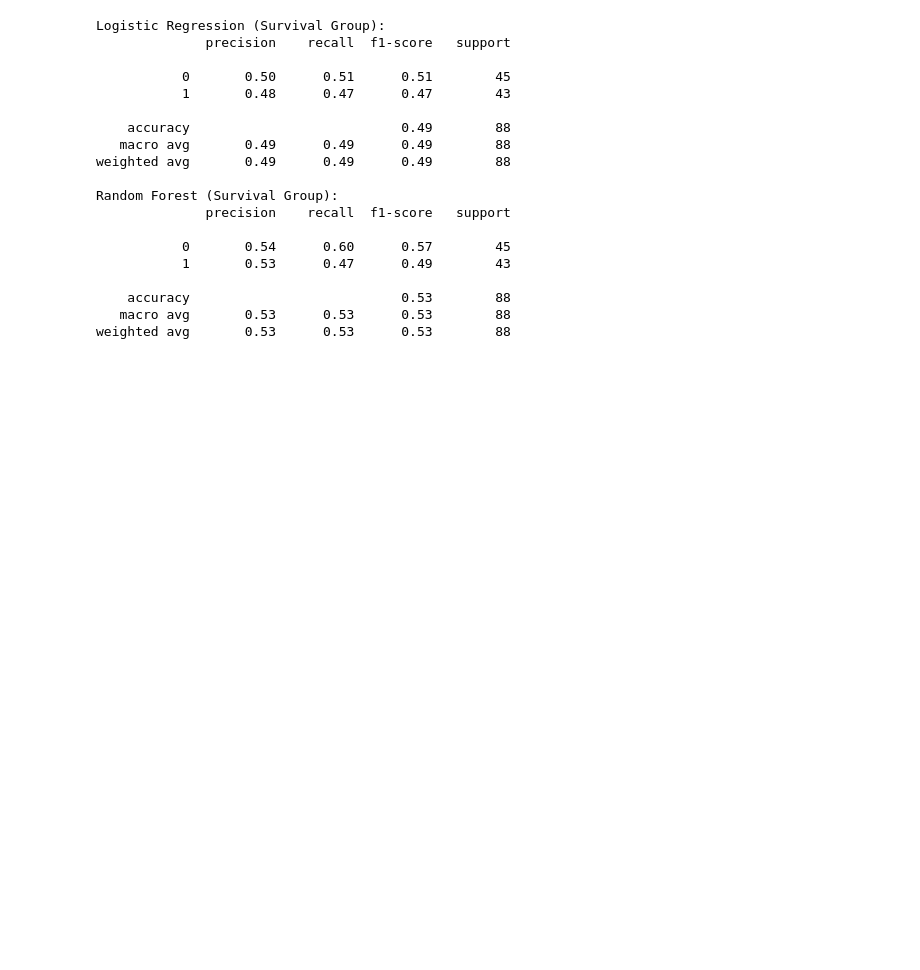
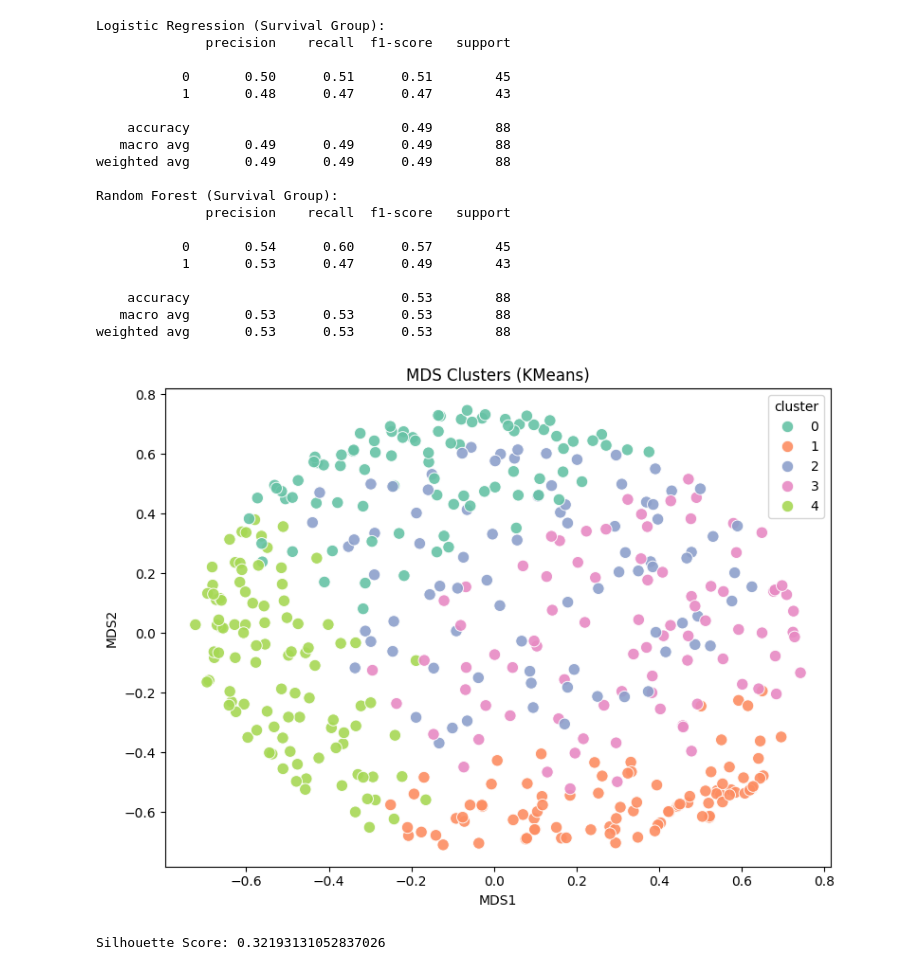
Before and after one commit to anl078/ECE204Repo, a Jupyter notebook: MDS.ipynb, the cells around one changed output. Drawn from its saved outputs; the diff is of its cells as text; code cells hidden in the pictures; blank space fills up the shorter version.

```diff
--- a/MDS.ipynb
+++ b/MDS.ipynb
@@ -348,3 +364,35 @@ Random Forest (Survival Group):
     accuracy                           0.53        88
    macro avg       0.53      0.53      0.53        88
 weighted avg       0.53      0.53      0.53        88
+# %%
+from sklearn.cluster import KMeans
+
+# Choose number of clusters (try a few values, e.g., 3–8)
+kmeans = KMeans(n_clusters=5, random_state=42)
+mds_df['cluster'] = kmeans.fit_predict(mds_df[['MDS1', 'MDS2', 'MDS3']])
+# %%
+import seaborn as sns
+import matplotlib.pyplot as plt
+
+plt.figure(figsize=(8,6))
+sns.scatterplot(
+    data=mds_df,
+    x='MDS1',
+    y='MDS2',
+    hue='cluster',
+    palette='Set2',
+    s=80,
+    alpha=0.9
+)
+plt.title("MDS Clusters (KMeans)")
+plt.tight_layout()
+plt.show()
+# %% [output]
+[figure, added]
+# %%
+from sklearn.metrics import silhouette_score
+
+score = silhouette_score(mds_df[['MDS1', 'MDS2', 'MDS3']], mds_df['cluster'])
+print("Silhouette Score:", score)
+# %% [output]
+Silhouette Score: 0.32193131052837026
```
Also changed, not shown: parts of 3 cells of this notebook.
